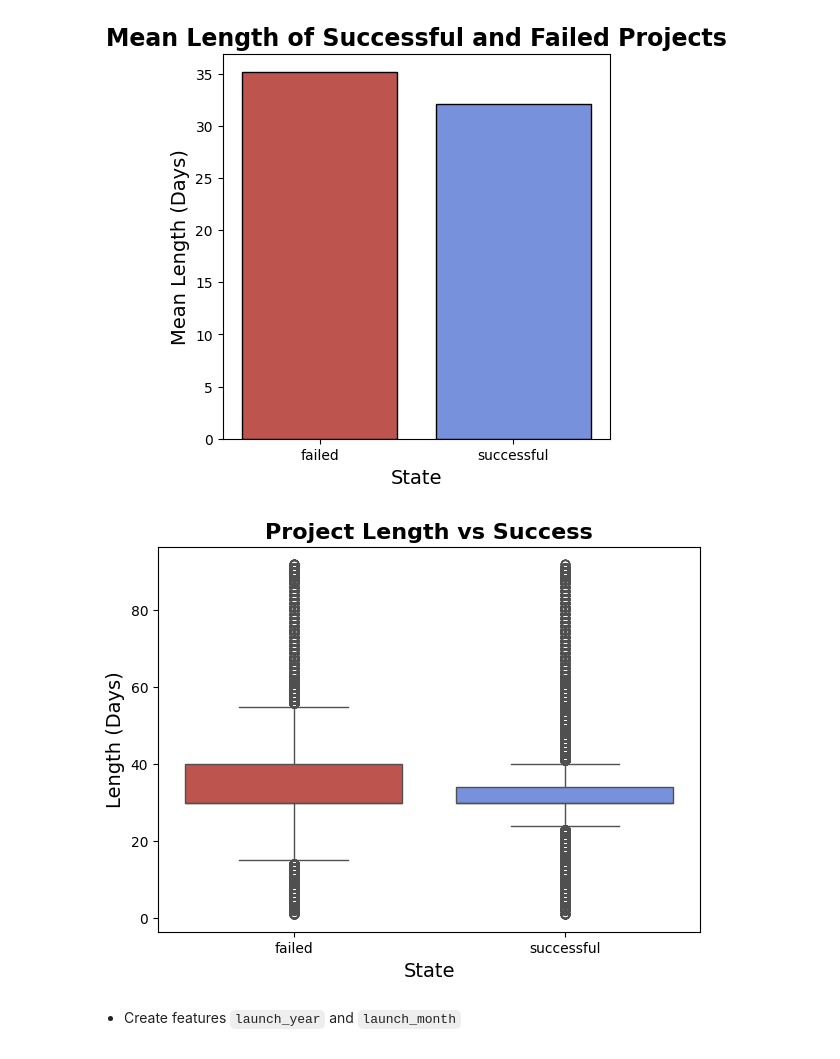
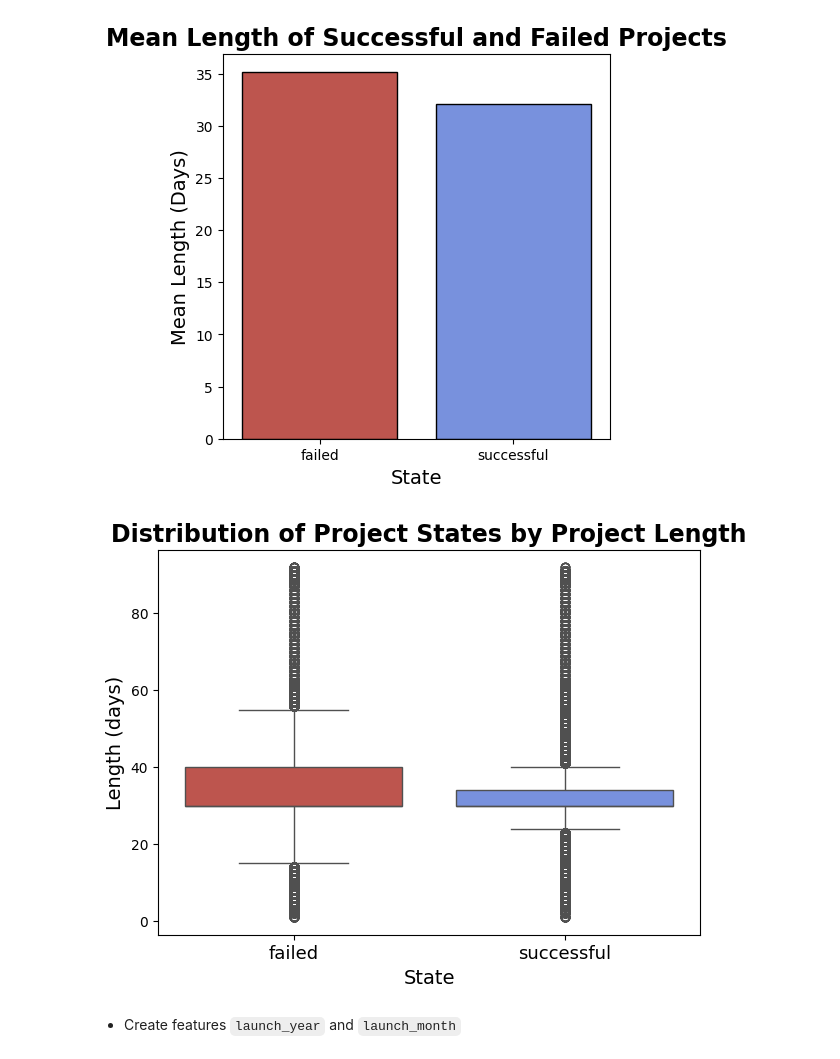
Before and after one commit to camgitblame/kickstarter, a Jupyter notebook: Code.ipynb, the cells around one changed output. Saved outputs shown, nothing was run; the diff lists cells and outputs as text; code cells hidden in the pictures.

Commit message:
Update plots for consistency

```diff
--- a/Code.ipynb
+++ b/Code.ipynb
@@ -502,14 +551,15 @@ plt.show()
 # %%
 # Project length vs success
 plt.figure(figsize=(7, 5))
 sns.boxplot(x="state", y="length", data=df, palette=two_colors)
 
-plt.title("Project Length vs Success", fontsize=16, fontweight='bold')
+plt.title("Distribution of Project States by Project Length", fontsize=17, fontweight='bold')
 plt.xlabel("State", fontsize=14)
-plt.ylabel("Length (Days)", fontsize=14)
+plt.ylabel("Length (days)", fontsize=14)
+plt.xticks(fontsize=13)
 plt.show()
 # %% [output]
-[figure, old version]
+[figure, new version]
 # %% [markdown]
 - Create features `launch_year` and `launch_month`
 # %%
```
Also changed, not shown: parts of 12 cells of this notebook.
